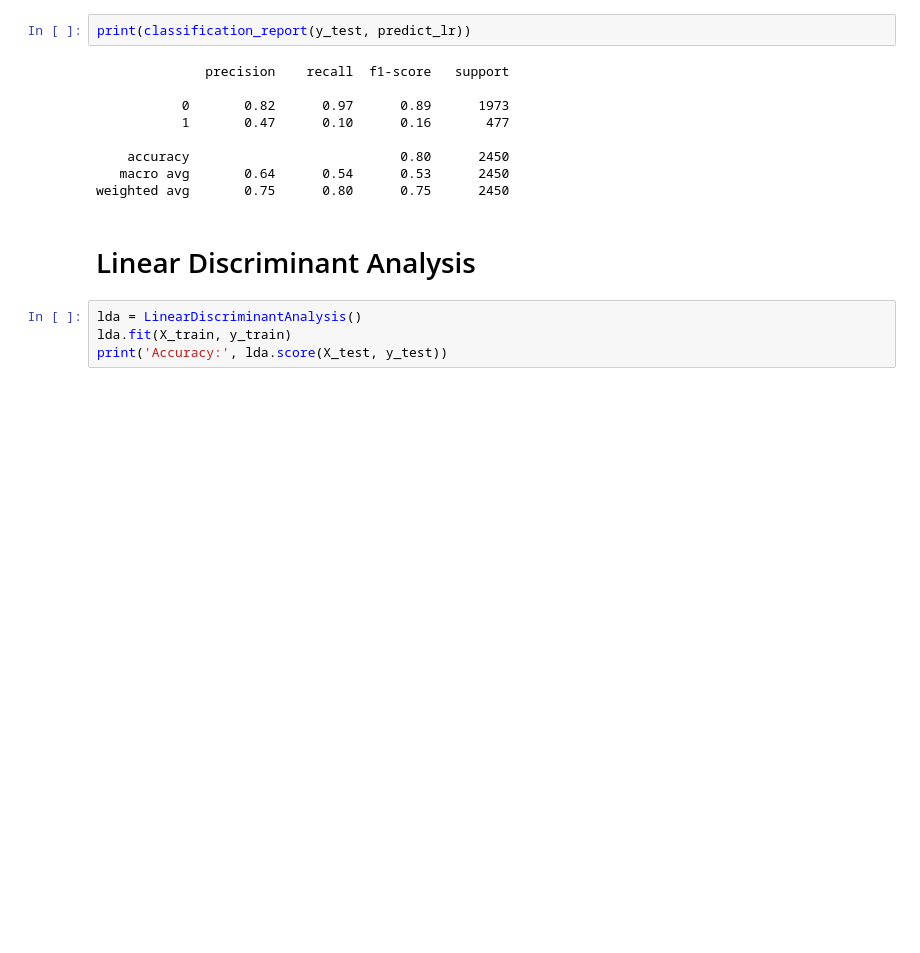
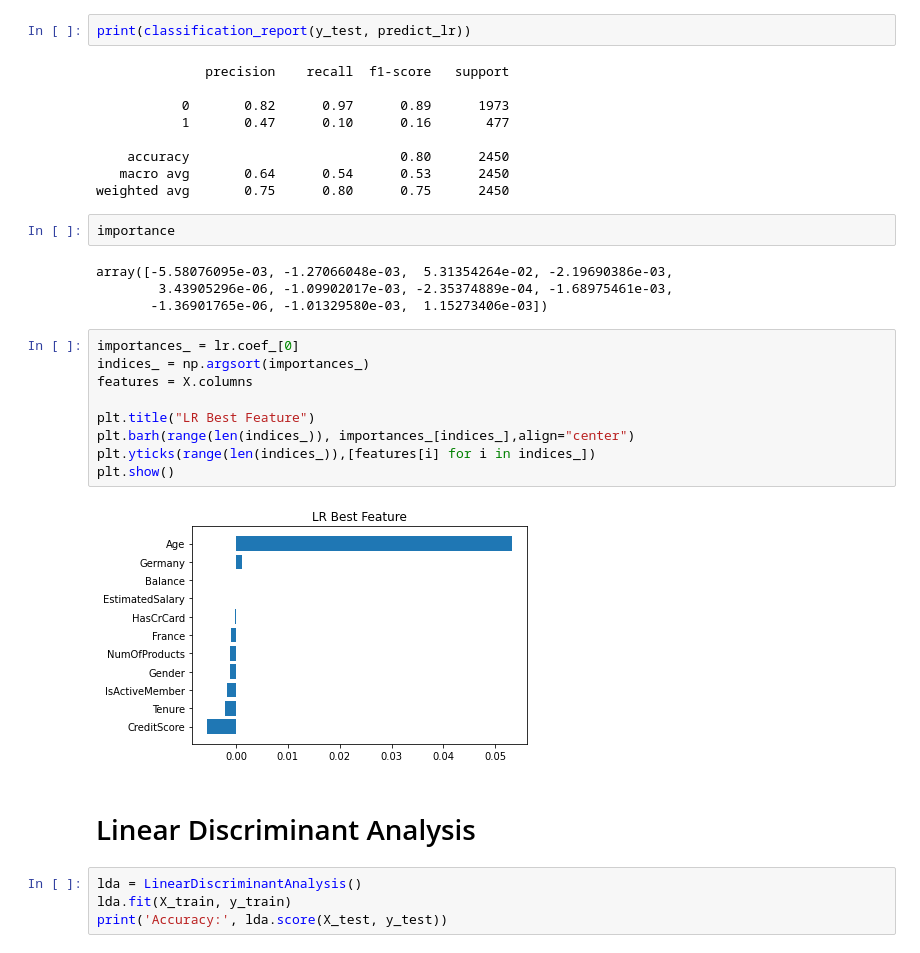
Before and after one commit to VinceTruong/Churn_Modelling, a Jupyter notebook: Vu Truong.ipynb, the cells around one changed output. Drawn from its saved outputs; the diff is of its cells as text; blank space fills up the shorter version.

```diff
--- a/Vu Truong.ipynb
+++ b/Vu Truong.ipynb
@@ -579,6 +639,23 @@ print(classification_report(y_test, predict_lr))
     accuracy                           0.80      2450
    macro avg       0.64      0.54      0.53      2450
 weighted avg       0.75      0.80      0.75      2450
+# %%
+importance
+# %% [output]
+array([-5.58076095e-03, -1.27066048e-03,  5.31354264e-02, -2.19690386e-03,
+        3.43905296e-06, -1.09902017e-03, -2.35374889e-04, -1.68975461e-03,
+       -1.36901765e-06, -1.01329580e-03,  1.15273406e-03])
+# %%
+importances_ = lr.coef_[0]
+indices_ = np.argsort(importances_)
+features = X.columns
+
+plt.title("LR Best Feature")
+plt.barh(range(len(indices_)), importances_[indices_],align="center")
+plt.yticks(range(len(indices_)),[features[i] for i in indices_])
+plt.show()
+# %% [output]
+[figure, added]
 # %% [markdown]
 # Linear Discriminant Analysis
 # %%
```
Also changed, not shown: parts of 23 cells of this notebook.
